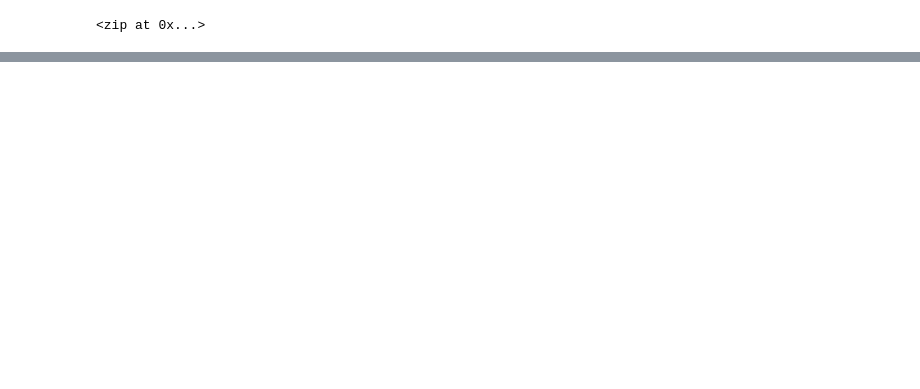
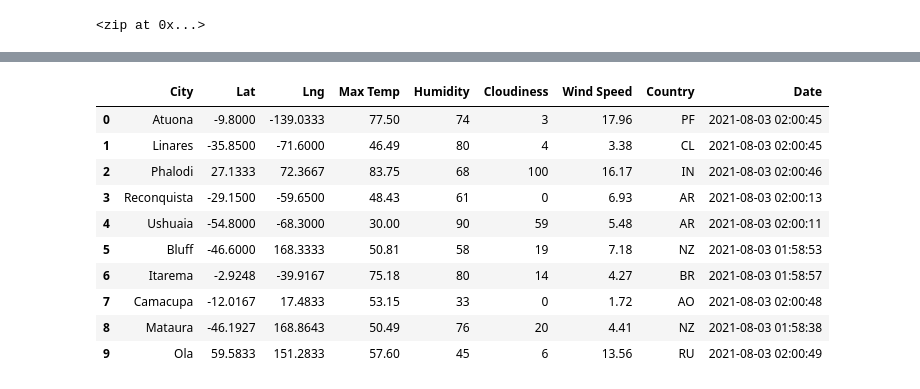
Before and after one commit to EstherUto/World_Weather_Analysis, a Jupyter notebook: WeatherPy.ipynb, the cells around one changed output, grey strips where cells are left out. Saved outputs shown, nothing was run; the diff lists cells and outputs as text; code cells hidden in the pictures; blank space fills up the shorter version.

```diff
--- a/WeatherPy.ipynb
+++ b/WeatherPy.ipynb
@@ -35,0 +45,3 @@ len(cities)
+# %%
+# Starting URL for Weather Map API Call.
+url = "http://api.openweathermap.org/data/2.5/weather?units=Imperial&APPID=" + weather_api_key
@@ -35,0 +125,16 @@ len(cities)
+# %%
+# Convert the array of dictionaries to a Pandas DataFrame.
+city_data_df = pd.DataFrame(city_data)
+city_data_df.head(10)
+# %% [output]
+|  | City | Lat | Lng | Max Temp | Humidity | Cloudiness | Wind Speed | Country | Date |
+| 0 | Atuona | -9.8000 | -139.0333 | 77.50 | 74 | 3 | 17.96 | PF | 2021-08-03 02:00:45 |
+| 1 | Linares | -35.8500 | -71.6000 | 46.49 | 80 | 4 | 3.38 | CL | 2021-08-03 02:00:45 |
+| 2 | Phalodi | 27.1333 | 72.3667 | 83.75 | 68 | 100 | 16.17 | IN | 2021-08-03 02:00:46 |
+| 3 | Reconquista | -29.1500 | -59.6500 | 48.43 | 61 | 0 | 6.93 | AR | 2021-08-03 02:00:13 |
+| 4 | Ushuaia | -54.8000 | -68.3000 | 30.00 | 90 | 59 | 5.48 | AR | 2021-08-03 02:00:11 |
+| 5 | Bluff | -46.6000 | 168.3333 | 50.81 | 58 | 19 | 7.18 | NZ | 2021-08-03 01:58:53 |
+| 6 | Itarema | -2.9248 | -39.9167 | 75.18 | 80 | 14 | 4.27 | BR | 2021-08-03 01:58:57 |
+| 7 | Camacupa | -12.0167 | 17.4833 | 53.15 | 33 | 0 | 1.72 | AO | 2021-08-03 02:00:48 |
+| 8 | Mataura | -46.1927 | 168.8643 | 50.49 | 76 | 20 | 4.41 | NZ | 2021-08-03 01:58:38 |
+| 9 | Ola | 59.5833 | 151.2833 | 57.60 | 45 | 6 | 13.56 | RU | 2021-08-03 02:00:49 |
```
Also changed, not shown: parts of 6 cells of this notebook, 4 other files.
